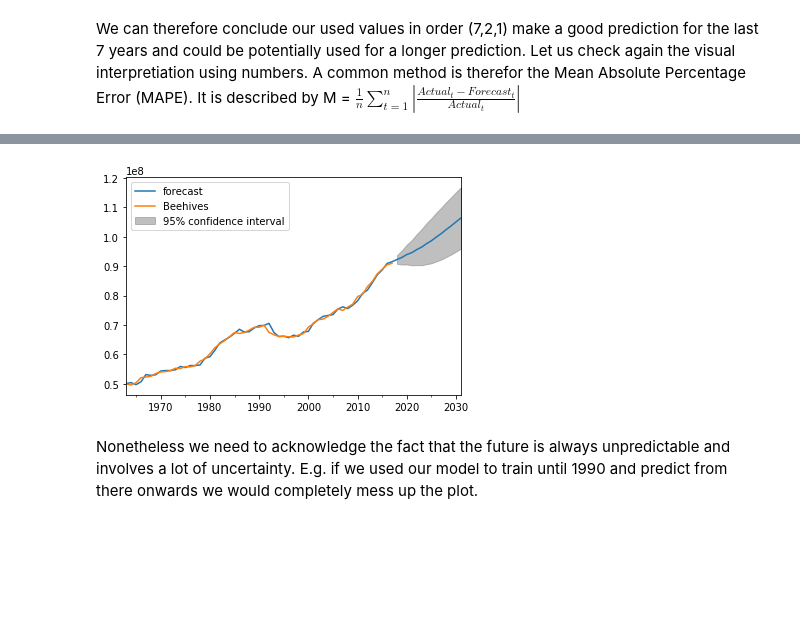
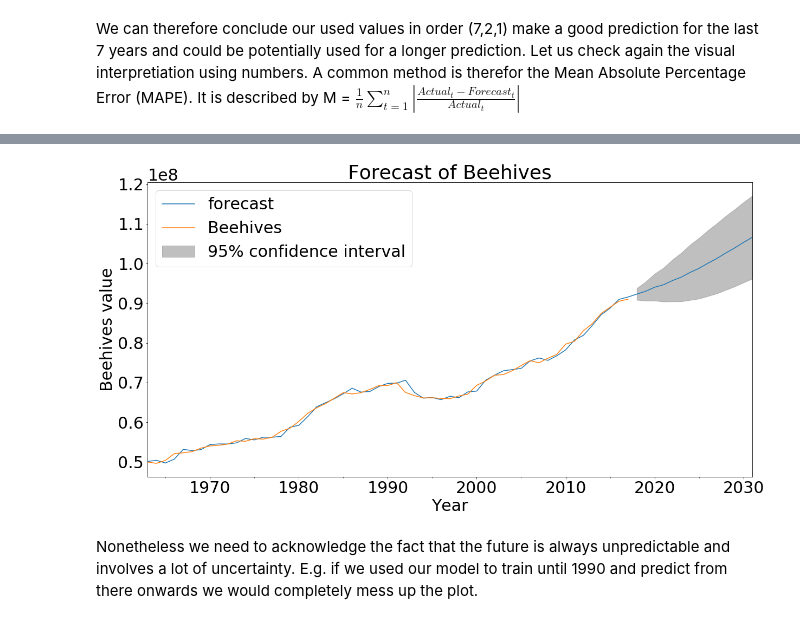
Before and after one commit to caralen/ada-project-faam, a Jupyter notebook: research_bees.ipynb, the cells around one changed output, grey strips where cells are left out. Saved outputs shown, nothing was run; the diff lists cells and outputs as text; code cells hidden in the pictures; blank space fills up the shorter version.

Commit message:
added new arima plot

```diff
--- a/research_bees.ipynb
+++ b/research_bees.ipynb
@@ -2152,8 +2151,18 @@ We have an acurracy of 0.9847092460787821% using MAPE.
 # %%
 model = ARIMA(timeseries, order=(7, 2, 1))
 results = model.fit()
-results.plot_predict(2, 70, alpha=0.05);
+#results.plot_predict(2, 70, alpha=0.05);
-# %% [output]
-[figure, removed]
+# %%
+fig, ax = plt.subplots(figsize=(20, 10))
+#fig = results.plot_predict(2, 70,  dynamic=True, ax=ax, plot_insample=False)
+results.plot_predict(2, 70, alpha=0.05, ax=ax);
+plt.legend(loc=2)
+plt.rcParams.update({'font.size': 30})
+plt.title('Forecast of Beehives')
+plt.xlabel('Year')
+plt.ylabel('Beehives value')
+plt.savefig('beehives_arima.png')
+# %% [output]
+[figure, added]
 # %% [markdown]
 Nonetheless we need to acknowledge the fact that the future is always unpredictable and involves a lot of uncertainty. E.g. if we used our model to train until 1990 and predict from there onwards we would completely mess up the plot.
```
Also changed, not shown: parts of 1 cell of this notebook, 1 other file.
